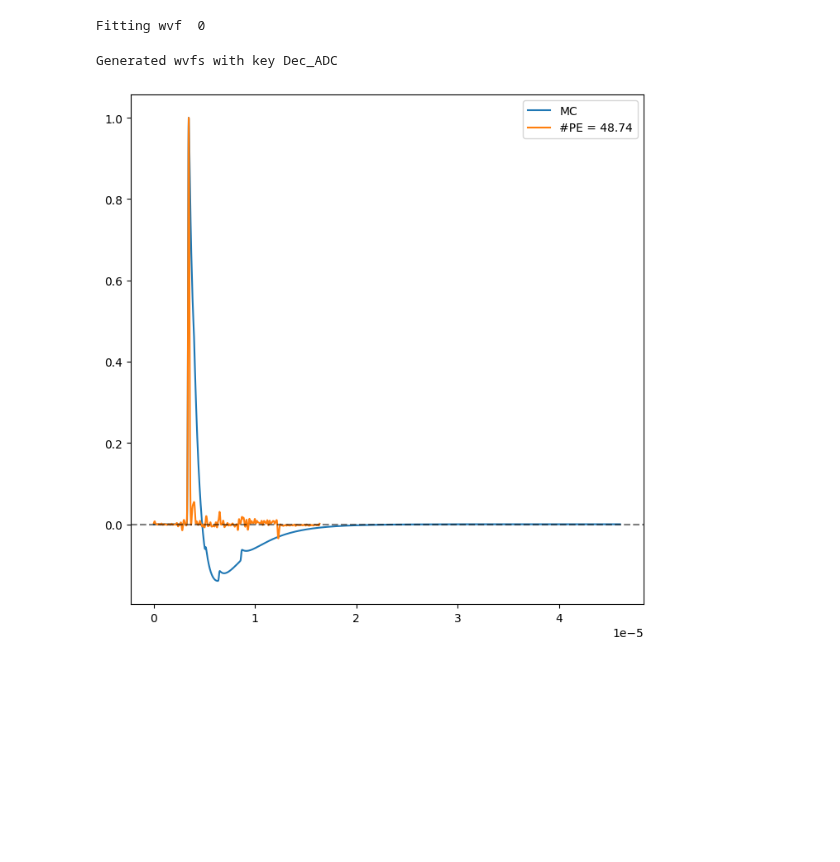
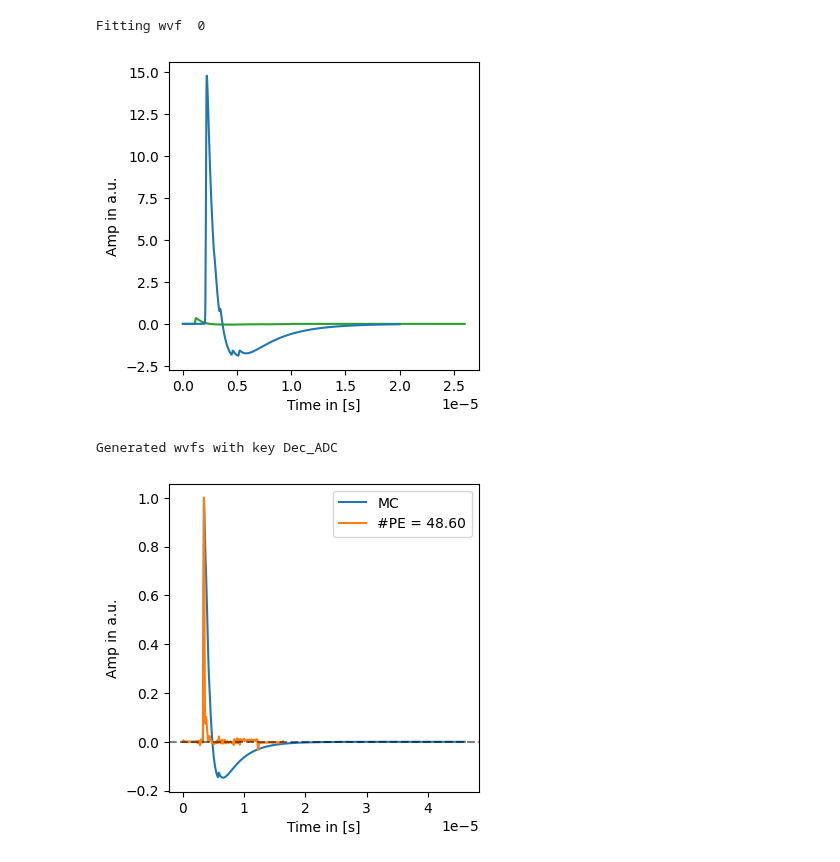
Before and after one commit to CIEMAT-Neutrino/SCINT, a Jupyter notebook: notebooks/MC.ipynb, the cells around one changed output. Saved outputs shown, nothing was run; the diff lists cells and outputs as text; code cells hidden in the pictures; blank space fills up the shorter version.

```diff
--- a/notebooks/MC.ipynb
+++ b/notebooks/MC.ipynb
@@ -12,7 +12,7 @@ from itertools import product
 # %%
 show = False
 # Load data for wvf template
-raw_SER = open("../data/raw/SPE_maritza.txt")
+raw_SER = open("../larsoft/PDS/SPE_maritza.txt")
 expand_array = 1000
 # Generate empty array to import data
 SER = []
@@ -76,10 +76,15 @@ for i in range(MC_num):
 # plt.plot(my_run[0][0]["Sampling"]*np.arange(len(my_run[0][0]["Fit_SC"][0])),my_run[0][0]["Fit_SC"][0])
 # %%
 if show == True:
+    plt.figure(figsize=(4,4))
+    plt.xlabel("Time in [s]")
+    plt.ylabel("Amp in a.u.")
     num = np.random.randint(0,MC_num)
-    plt.plot(my_run[0][0]["Sampling"]*np.arange(len(my_run[0][0]["ADC"][0])),my_run[0][0]["ADC"][0])
+    plt.plot(my_run[0][0]["Sampling"]*np.arange(len(my_run[0][0]["ADC"][0])),my_run[0][0]["ADC"][0],c="tab:green")
     plt.plot(times_array,my_run[0][0]["MC_ADC"][num][pre:-post])
     plt.show()
+# %% [output]
+[figure, added]
 # %%
 KEY = ["MC_ADC","ADC","Dec_ADC"]
 OPT = {
@@ -99,19 +104,22 @@ Generated wvfs with key Dec_ADC
 # %%
 show = True
 if show == True:
+    plt.figure(figsize=(4,4))
+    plt.xlabel("Time in [s]")
+    plt.ylabel("Amp in a.u.")
     my_run[0][0].keys()
     num = np.random.randint(0,MC_num)
     charge = np.sum(my_run[0][0]["Dec_ADC"][num])
     norm = True
     if norm == True:
         plt.plot(my_run[0][0]["Sampling"]*np.arange(len(my_run[0][0]["MC_ADC"][num])),my_run[0][0]["MC_ADC"][num]/np.max(my_run[0][0]["MC_ADC"][num]),label="MC")
         plt.plot(my_run[0][0]["Sampling"]*np.arange(len(my_run[0][0]["Dec_ADC"][num])),my_run[0][0]["Dec_ADC"][num]/np.max(my_run[0][0]["Dec_ADC"][num]),label="#PE = %.2f"%charge)
     else:
         plt.plot(my_run[0][0]["Sampling"]*np.arange(len(my_run[0][0]["MC_ADC"][num])),my_run[0][0]["MC_ADC"][num],label="MC")
         plt.plot(my_run[0][0]["Sampling"]*np.arange(len(my_run[0][0]["Dec_ADC"][num])),my_run[0][0]["Dec_ADC"][num],label="#PE = %.2f"%charge)
     plt.axhline(0,ls="--",alpha=0.5,c="black")
     plt.legend()
     # plt.semilogy()
     plt.show()
 # %% [output]
-[figure, old version]
+[figure, new version]
```
Also changed, not shown: 2 other files.
